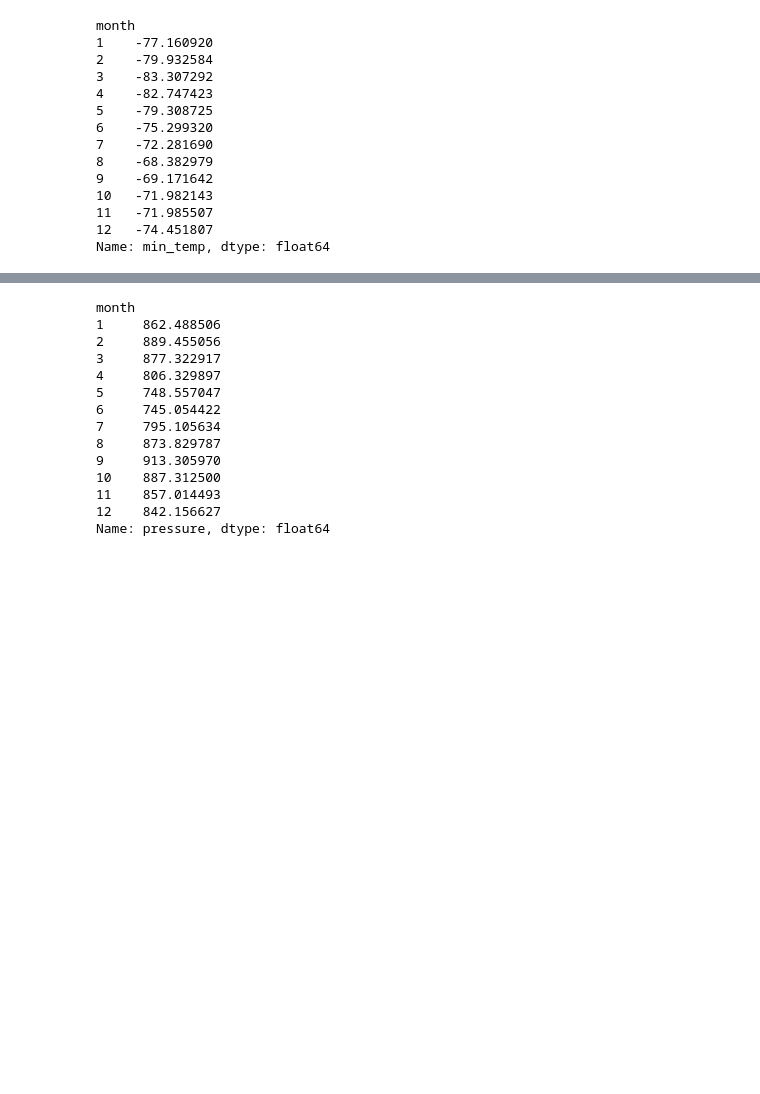
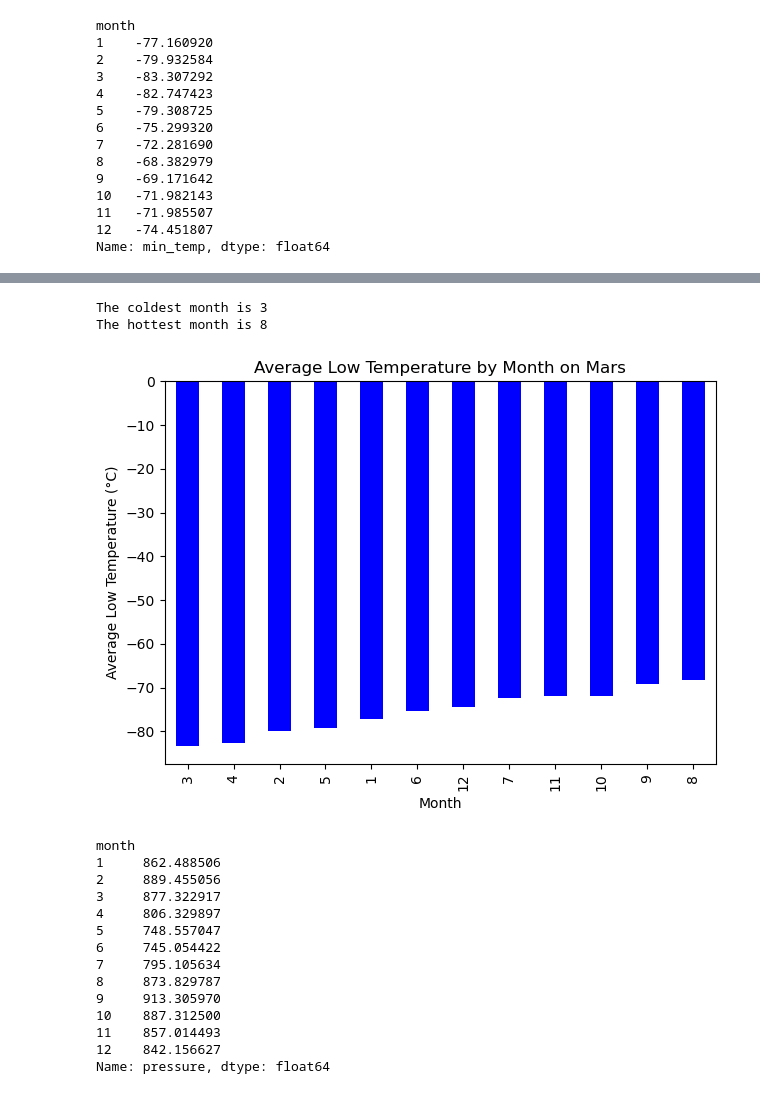
Before and after one commit to mhosseinf/Module11_Challenge_webscraping, a Jupyter notebook: Webscraping Challenge files/part_2_mars_weather.ipynb, the cells around one changed output, grey strips where cells are left out. Saved outputs shown, nothing was run; the diff lists cells and outputs as text; code cells hidden in the pictures; blank space fills up the shorter version.

```diff
--- a/Webscraping Challenge files/part_2_mars_weather.ipynb
+++ b/Webscraping Challenge files/part_2_mars_weather.ipynb
@@ -198,2 +196,29 @@ Name: min_temp, dtype: float64
+# %%
+# Identify the coldest and hottest months in Curiosity's location
+# Find the month with the lowest average minimum temperature
+coldest_month = data_rows_data_frame.groupby('month')['min_temp'].mean().idxmin()
+
+# Find the month with the highest average minimum temperature
+hottest_month = data_rows_data_frame.groupby('month')['min_temp'].mean().idxmax()
+print(f"The coldest month is {coldest_month}")
+print(f"The hottest month is {hottest_month}")
+# %% [output]
+The coldest month is 3
+The hottest month is 8
+# %%
+# Identify the coldest and hottest months in Curiosity's location
+average_low_temp_by_month = data_rows_data_frame.groupby('month')['min_temp'].mean().sort_values(ascending=True)
+# Create a bar plot
+average_low_temp_by_month.plot(kind='bar', color='blue')
+plt.xlabel('Month')
+plt.ylabel('Average Low Temperature (°C)')
+plt.title('Average Low Temperature by Month on Mars')
+plt.xticks(rotation=90)  # Rotate x-axis labels if needed
+
+# Show the plot
+plt.tight_layout()
+plt.show()
+# %% [output]
+[figure, added]
 # %%
 # 4. Average pressure by Martian month
```
Also changed, not shown: parts of 10 cells of this notebook.
